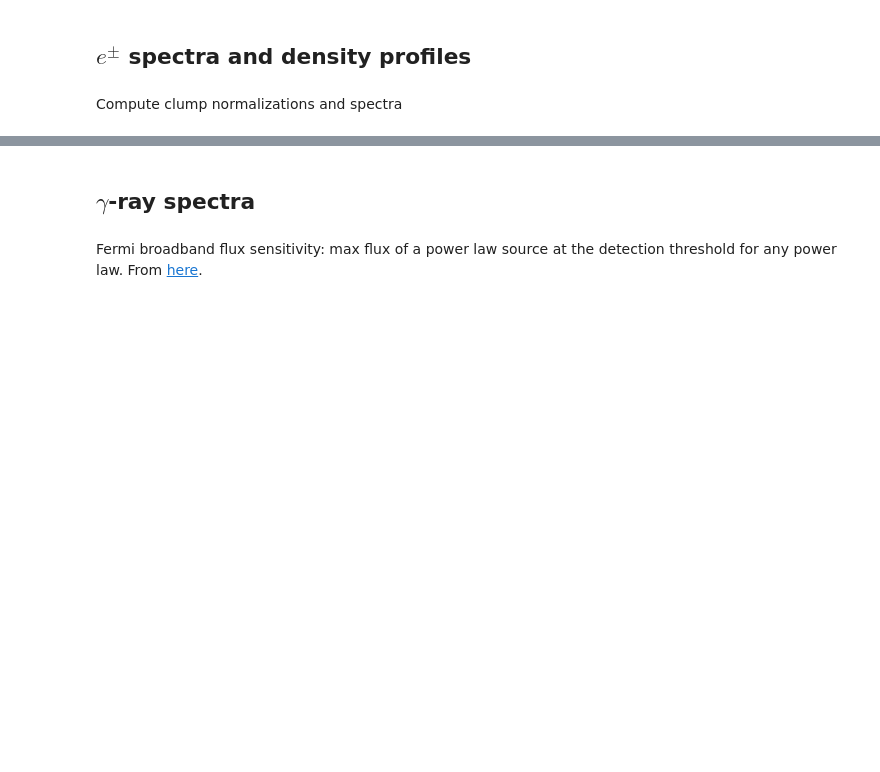
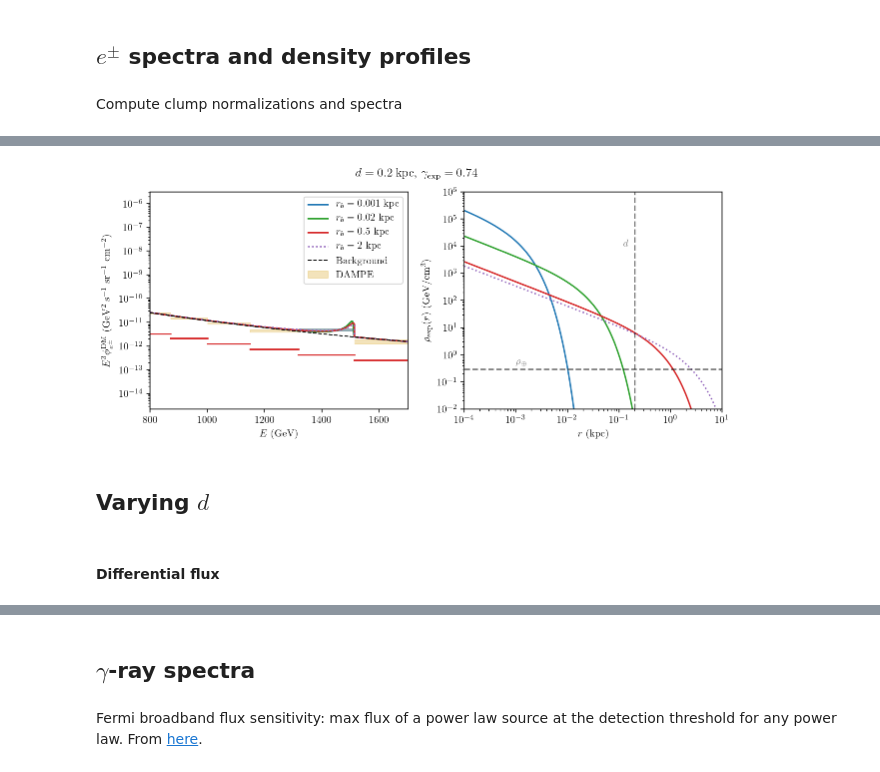
Before and after one commit to adam-coogan/cr_lines_from_dm_subhalos, a Jupyter notebook: Other plots 1.ipynb, the cells around one changed output, grey strips where cells are left out. Cells and saved outputs as stored; diff of their text form; code cells hidden in the pictures; blank space fills up the shorter version.

```diff
--- a/Other plots 1.ipynb
+++ b/Other plots 1.ipynb
@@ -367,0 +472,77 @@ fig.savefig("figures/epm_spectra_clump_profiles_exp.pdf")
+# %%
+fig, axs = plt.subplots(1, 2, figsize=(9, 4))
+
+# e+/e- fluxes
+ax = axs[0]
+# DAMPE observations
+# power = 3
+power = 0
+plot_obs(power, ax, True)
+# DM
+for phi, r, lw_ex, c in zip(phi_e_exp, r_s, lw_excess, clump_cols):
+    if lw_ex > 3.:
+        linestyle = ":"
+    else:
+        linestyle = "-"
+
+    if int(r) == r:
+        label = r"$r_b = {}$ kpc".format(int(r))
+    else:
+        label = r"$r_b = {}$ kpc".format(r)
+
+    # Factor of two since we want the e+- spectrum
+    ax.plot(e_epm, e_epm**power * (2*phi + phi_e_bg_dampe(e_epm)),
+            color=c, linestyle=linestyle, label=label)
+
+# DM, integrated
+for (Phi_es, c) in zip(Phi_e_exp, colors):
+    for (e_low, e_high, e, Phi_e, Phi_bg) in zip(e_lows_dampe, e_highs_dampe, es_dampe, Phi_es, Phi_e_bg):
+        if Phi_e > 0:
+            ax.plot([e_low, e_high], 2 * [e**power * (2*0 + Phi_bg) / e], color=c)
+
+# Background only
+ax.plot(e_epm, e_epm**power * phi_e_bg_dampe(e_epm), "--k",
+        linewidth=1, label="Background")
+# Formatting
+ax.set_yscale('log')
+ax.set_xlim(8e2, 1.7e3)
+# ax.set_ylim(1e-12, 1e-10)  # power=0
+# ax.set_ylim(2e-6, 4e-5)  # power=2
+# ax.set_ylim(5e-3, 4e-2)  # power=3
+ax.legend()
+ax.set_xlabel(r"$E$ (GeV)")
+ax.set_ylabel(r"$E^3 \phi_{e^\pm}^{\rm DM}$ (GeV$^2$ s$^{-1}$ sr$^{-1}$ cm$^{-2}$)")
+
+# Halo profiles
+ax = axs[1]
+rs = np.logspace(-4, 1, 500)
+for r, rho, lw_ex, c in zip(r_s, rho_s_exp, lw_excess, clump_cols):
+    if lw_ex > 3.:
+        linestyle = ":"
+    else:
+        linestyle = "-"
+    ax.loglog(rs, density_profile(rs, r, rho, gamma_exp, "exp"),
+              color=c, linestyle=linestyle)
+
+    rho_cl = density_profile(dist, r, rho, gamma_exp, "exp")
+
+ax.axvline(dist, color="k", linestyle="--", alpha=0.5)
+ax.text(1.2e-1, 1e4, r"$d$", alpha=0.5)
+ax.axhline(rho_earth, color="k", linestyle="--", alpha=0.5)
+ax.text(1e-3, 4e-1, r"$\rho_\oplus$", alpha=0.5)
+ax.set_xlim(rs[[0, -1]])
+ax.set_ylim(1e-2, 1e6)
+ax.set_xlabel(r"$r$ (kpc)")
+ax.set_ylabel(r"$\rho_{\rm exp}(r)$ (GeV/cm$^3$)")
+
+fig.suptitle(r"$d = 0.2$ kpc, $\gamma_{\rm exp} = %.2f$" % gamma_exp)
+fig.tight_layout()
+fig.subplots_adjust(top=0.90)
+
+# fig.savefig("figures/epm_spectra_clump_profiles_exp.pdf")
+# %% [output]
+[figure, added]
+# %% [markdown]
+## Varying $d$
+# %% [markdown]
+#### Differential flux
```
Also changed, not shown: parts of 41 cells of this notebook, 5 other files.
